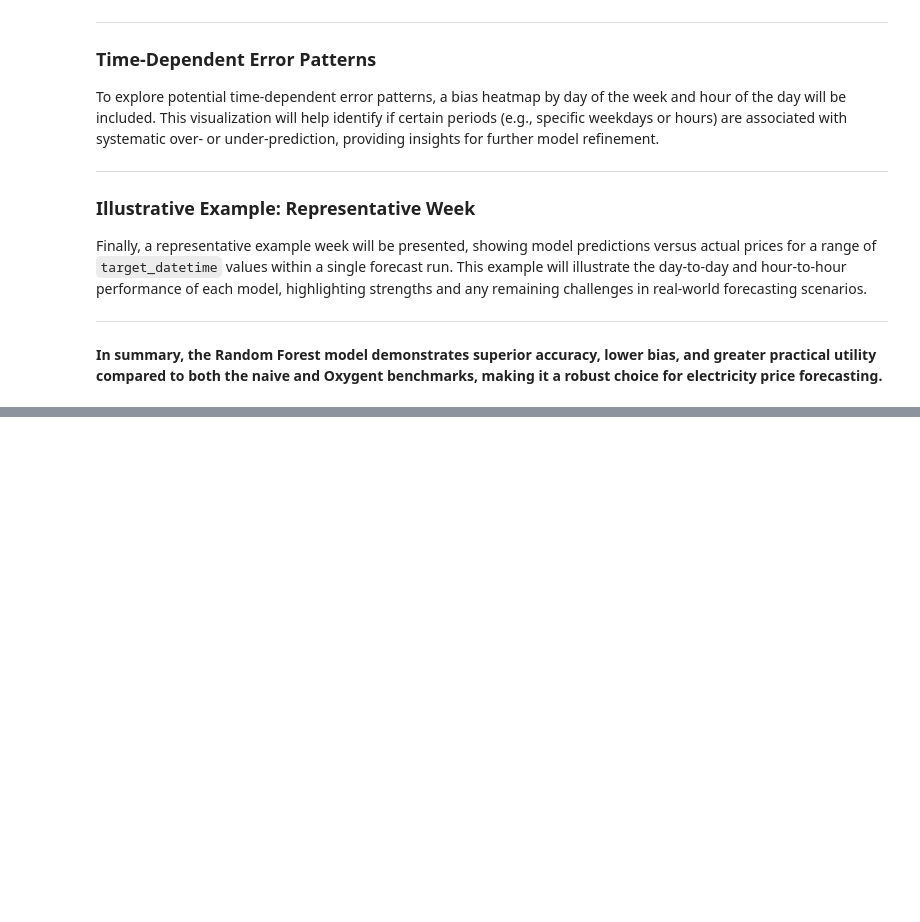
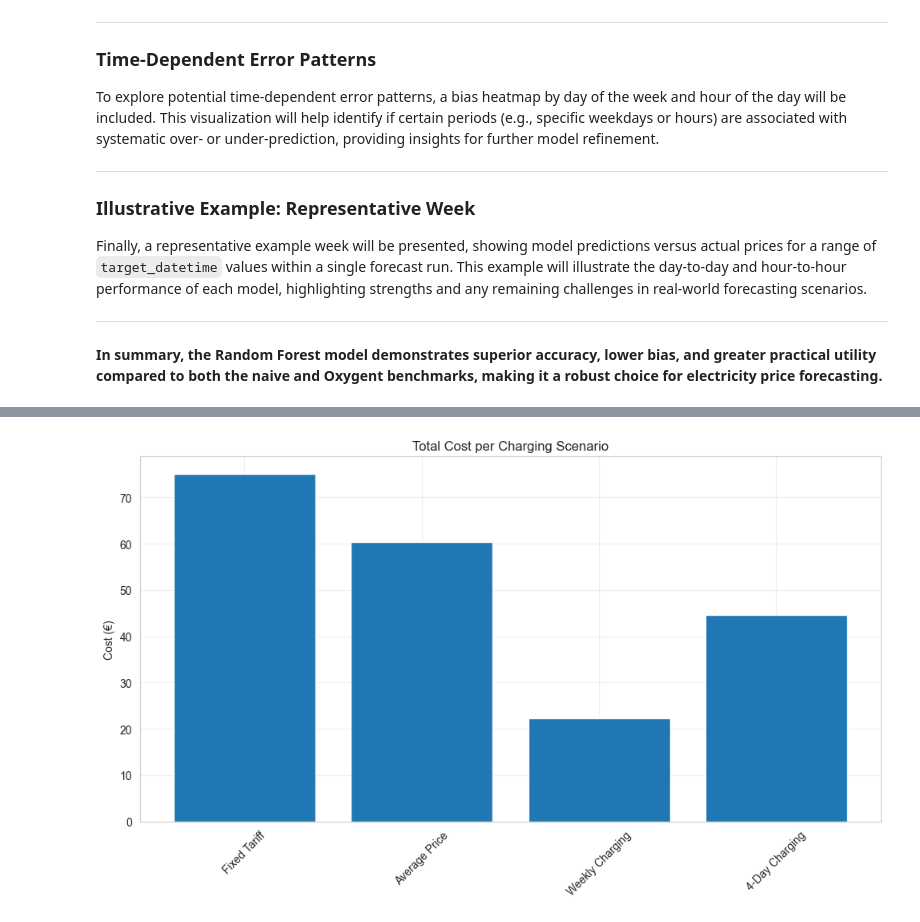
Before and after one commit to tvgerwe/ENEXIS, a Jupyter notebook: workspaces/sharell/evaluation_final_models.ipynb, the cells around one changed output, grey strips where cells are left out. Saved outputs shown, nothing was run; the diff lists cells and outputs as text; code cells hidden in the pictures; blank space fills up the shorter version.

```diff
--- a/workspaces/sharell/evaluation_final_models.ipynb
+++ b/workspaces/sharell/evaluation_final_models.ipynb
@@ -468,3 +621,87 @@ Bias: 0.0223
 Naive:
 RMSE: 0.0277
 Bias: -0.0079
+# %%
+import pandas as pd
+import numpy as np
+
+import matplotlib.pyplot as plt
+
+def calculate_charging_scenarios():
+    # Helper function to calculate adjusted price
+    def adjusted_price(price):
+        return (price + 0.10154) * 1.21
+
+    # Scenario 1: Fixed tariff
+    fixed_tariff = 0.12
+    scenario1_cost = 280 * adjusted_price(fixed_tariff)
+
+    # Scenario 2: Average price
+    avg_price = df['actual_Price'].mean()
+    scenario2_cost = 280 * adjusted_price(avg_price)
+
+    # Scenario 3: Weekly charging (140 kWh total, 28 kWh per week)
+    scenario3_cost = 0
+    start_date = df['target_datetime'].min()
+    weeks = pd.date_range(start=start_date, periods=5, freq='7D')
+
+    for week_start in weeks:
+        week_end = week_start + pd.Timedelta(days=7)
+        week_data = df[(df['target_datetime'] >= week_start) &
+                      (df['target_datetime'] < week_end)]
+
+        # Find cheapest 4-hour block in the week
+        rolling_mean = week_data['actual_Price'].rolling(window=4).mean()
+        cheapest_start_idx = rolling_mean.idxmin()
+        if pd.notna(cheapest_start_idx):
+            cheapest_block = week_data.loc[cheapest_start_idx:cheapest_start_idx+3]
+            block_prices = cheapest_block['actual_Price'].apply(adjusted_price)
+            scenario3_cost += (28/4) * block_prices.sum()  # 7 kWh per hour
+
+    # Scenario 4: 4-day periods (280 kWh total, 31.1 kWh per period)
+    scenario4_cost = 0
+    periods = pd.date_range(start=start_date, periods=9, freq='4D')
+
+    for period_start in periods:
+        period_end = period_start + pd.Timedelta(days=4)
+        period_data = df[(df['target_datetime'] >= period_start) &
+                        (df['target_datetime'] < period_end)]
+
+        # Find cheapest 4-hour block in the period
+        rolling_mean = period_data['actual_Price'].rolling(window=4).mean()
+        cheapest_start_idx = rolling_mean.idxmin()
+        if pd.notna(cheapest_start_idx):
+            cheapest_block = period_data.loc[cheapest_start_idx:cheapest_start_idx+3]
+            block_prices = cheapest_block['actual_Price'].apply(adjusted_price)
+            scenario4_cost += (31.1/4) * block_prices.sum()  # 7.775 kWh per hour
+
+    # Create results DataFrame
+    results = pd.DataFrame({
+        'Scenario': ['Fixed Tariff', 'Average Price', 'Weekly Charging', '4-Day Charging'],
+        'Total Cost (€)': [scenario1_cost, scenario2_cost, scenario3_cost, scenario4_cost]
+    })
+
+    # Calculate savings
+    results['Absolute Savings (€)'] = results['Total Cost (€)'][0] - results['Total Cost (€)']
+    results['Relative Savings (%)'] = (results['Absolute Savings (€)'] / results['Total Cost (€)'][0] * 100)
+
+    # Round results
+    results = results.round(2)
+
+    # Create bar plot
+    plt.figure(figsize=(10, 6))
+    plt.bar(results['Scenario'], results['Total Cost (€)'])
+    plt.title('Total Cost per Charging Scenario')
+    plt.ylabel('Cost (€)')
+    plt.xticks(rotation=45)
+    plt.grid(True, alpha=0.3)
+    plt.tight_layout()
+
+    return results
+
+# Run the analysis
+results = calculate_charging_scenarios()
+print("\nCharging Scenario Analysis:")
+print("==========================")
+print(results)
+# %% [output]
@@ -470,0 +715 @@ Bias: -0.0079
+[figure, added]
```
Also changed, not shown: parts of 11 cells of this notebook, 30 other files.
